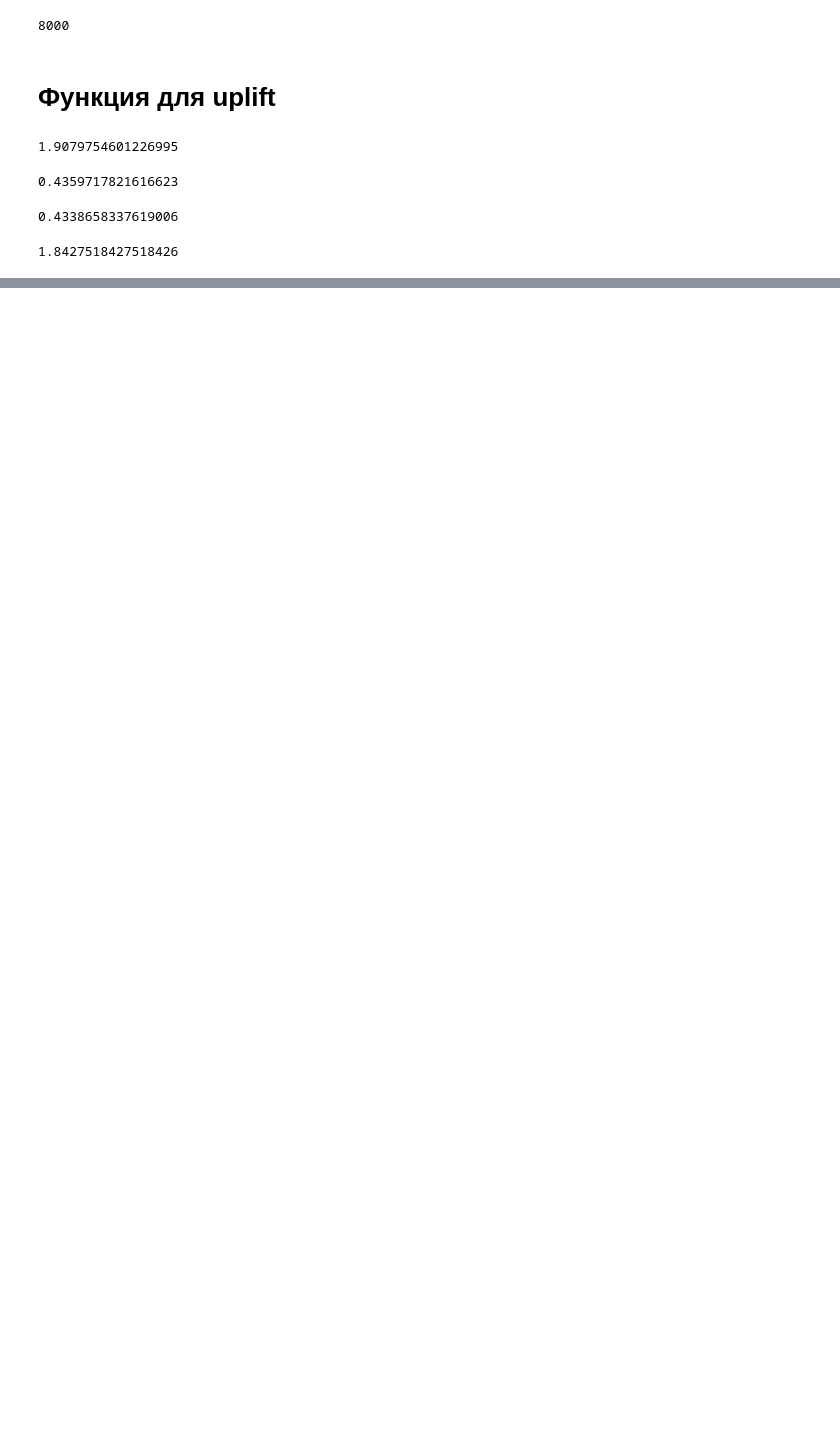
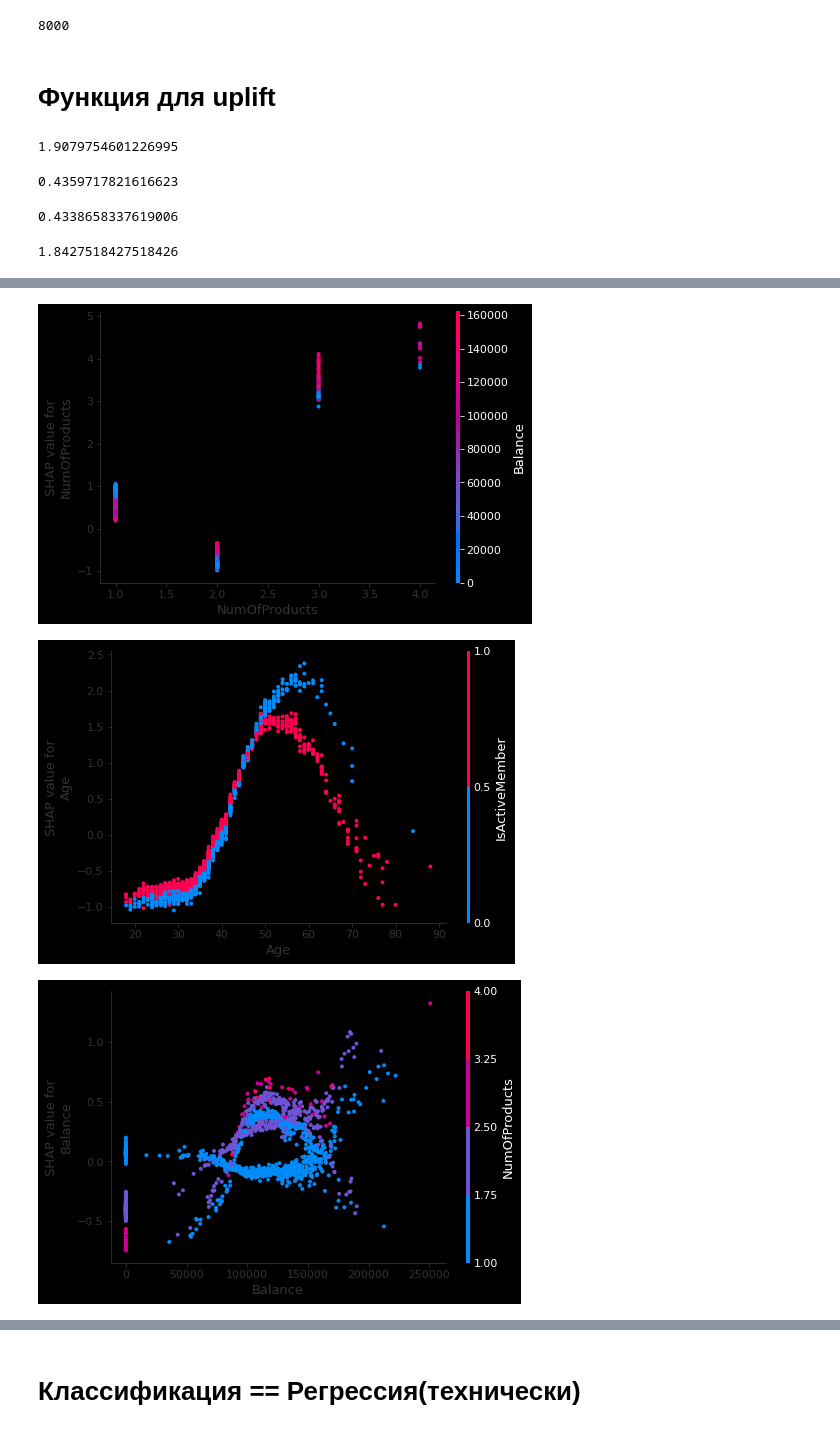
Before and after one commit to arsengir/colab, a Jupyter notebook: churn_modelling.ipynb, the cells around one changed output, grey strips where cells are left out. Cells and saved outputs as stored; diff of their text form; code cells hidden in the pictures; blank space fills up the shorter version.

```diff
--- a/churn_modelling.ipynb
+++ b/churn_modelling.ipynb
@@ -319,0 +738,7 @@ uplift(test, 'score_prod', 0.2)
+# %%
+for feature in features:
+  shap.dependence_plot(feature, shap_values, test[X])
+# %% [output]
+[figure, added]
+[figure, added]
+[figure, added]
@@ -319,0 +753,2 @@ uplift(test, 'score_prod', 0.2)
+# %% [markdown]
+# Классификация == Регрессия(технически)
```
Also changed, not shown: parts of 157 cells of this notebook.
